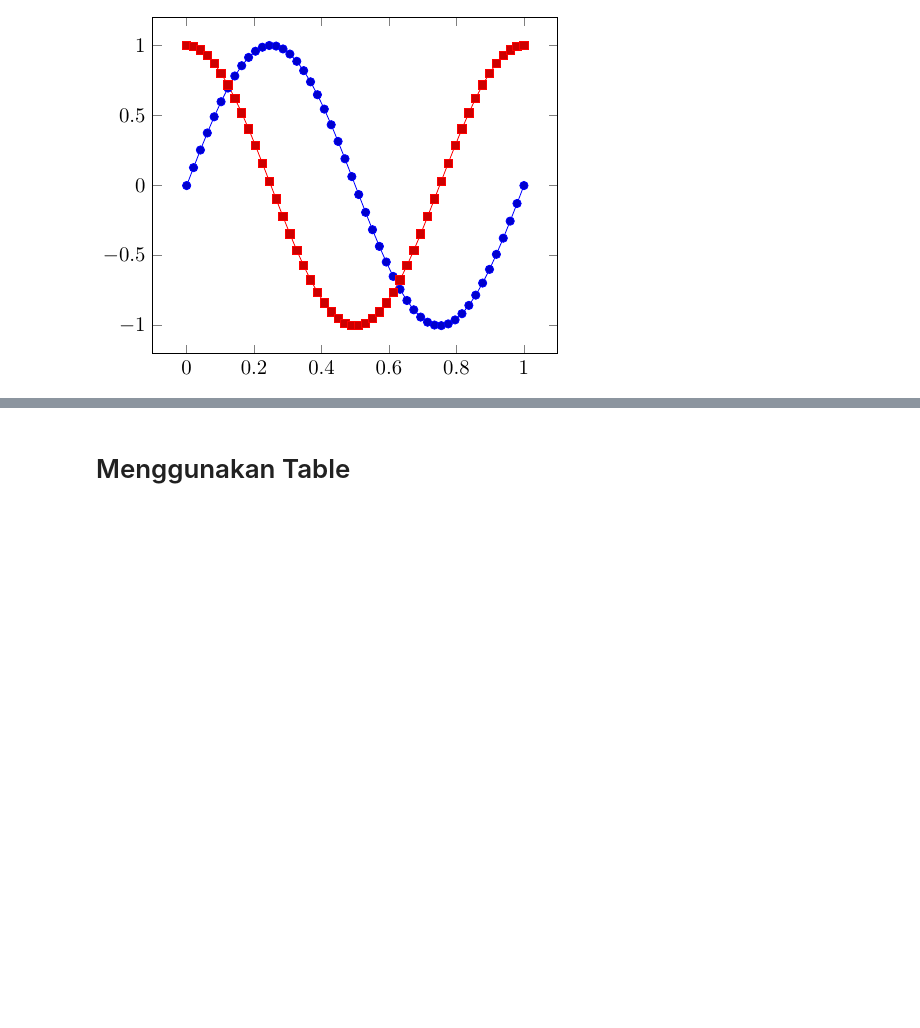
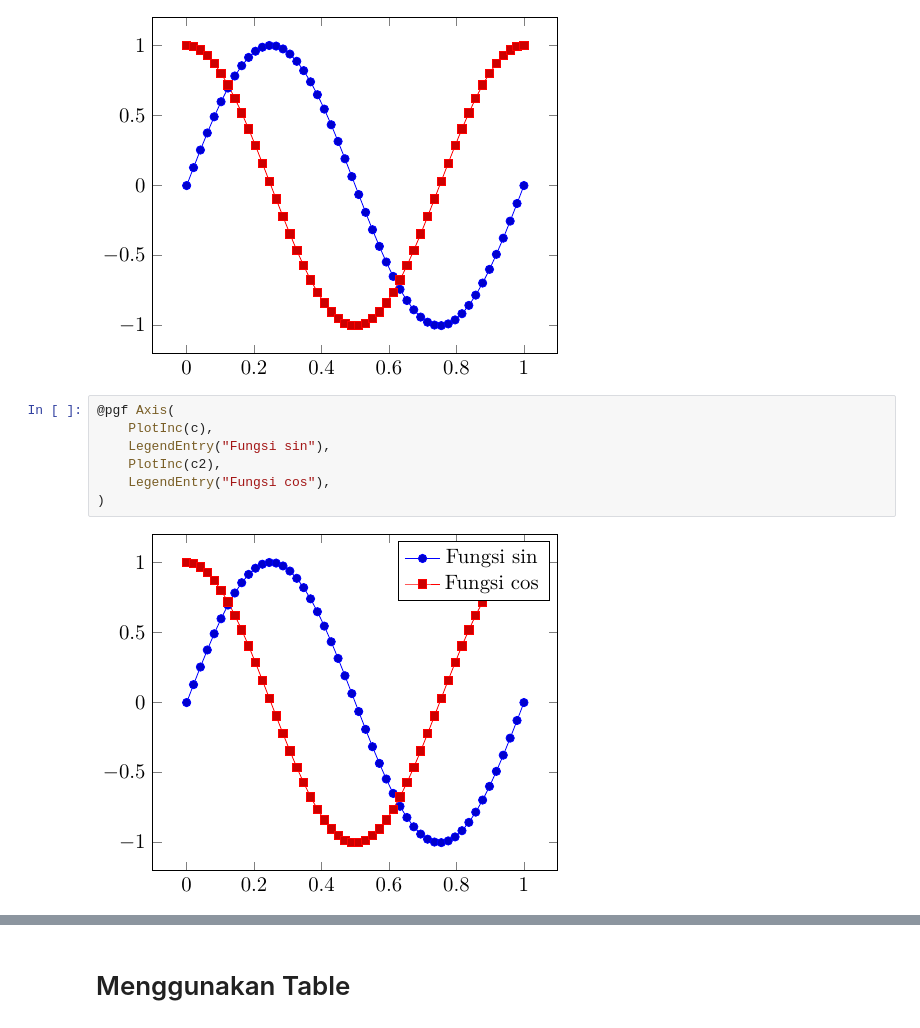
Before and after one commit to f-fathurrahman/ffr-julia-stuffs, a Jupyter notebook: PGFPlotsX/Examples_PGFPlotsX.ipynb, the cells around one changed output, grey strips where cells are left out. Saved outputs shown, nothing was run; the diff lists cells and outputs as text; blank space fills up the shorter version.

```diff
--- a/PGFPlotsX/Examples_PGFPlotsX.ipynb
+++ b/PGFPlotsX/Examples_PGFPlotsX.ipynb
@@ -146,3 +81,12 @@ c2 = Coordinates(x,y2);
 )
 # %% [output]
 [figure]
+# %%
+@pgf Axis(
+    PlotInc(c),
+    LegendEntry("Fungsi sin"),
+    PlotInc(c2),
+    LegendEntry("Fungsi cos"),
+)
+# %% [output]
+[figure, added]
```
Also changed, not shown: parts of 25 cells of this notebook.
